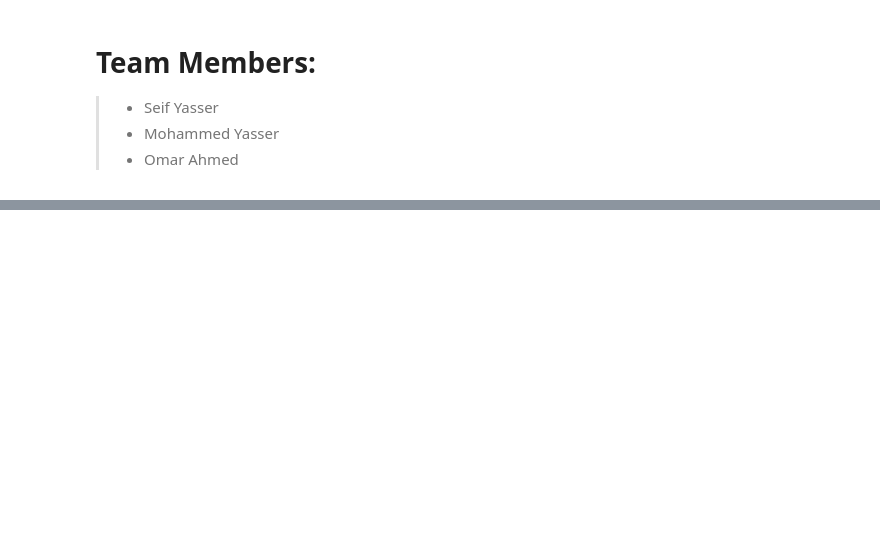
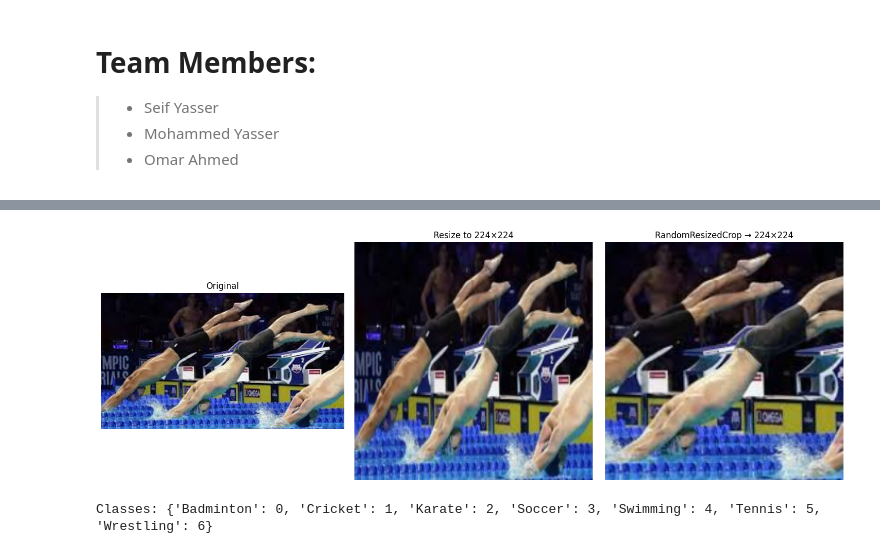
Before and after one commit to Seif-Yasser-Ahmed/Sports-Image-Classification, a Jupyter notebook: notebooks/main.ipynb, the cells around one changed output, grey strips where cells are left out. Saved outputs shown, nothing was run; the diff lists cells and outputs as text; code cells hidden in the pictures; blank space fills up the shorter version.

```diff
--- a/notebooks/main.ipynb
+++ b/notebooks/main.ipynb
@@ -47,0 +123,60 @@ test_dataset = Dataset(csv_file=csv_path, file_path=dataset_path, split='test',
+# %%
+# === User Parameters ===
+# Replace this with the path to your real image file
+IMAGE_PATH = "../data\\sidharkal-sports-image-classification\\dataset\\train\\0a1a257824.jpg"
+
+# === Load the image ===
+image = Image.open(IMAGE_PATH).convert("RGB")
+
+# === Define transforms ===
+def resize_image(img, size=(224, 224)):
+    """Deterministic resize to `size`."""
+    return img.resize(size, Image.BILINEAR)
+
+def random_resized_crop(img, size=(224, 224), scale=(0.8, 1.0), ratio=(0.75, 1.3333), seed=0):
+    """Randomly crop a region then resize it to `size`."""
+    random.seed(seed)
+    width, height = img.size
+    area = width * height
+
+    # pick target area and aspect ratio
+    target_area = random.uniform(*scale) * area
+    aspect_ratio = random.uniform(*ratio)
+
+    w = int(round(math.sqrt(target_area * aspect_ratio)))
+    h = int(round(math.sqrt(target_area / aspect_ratio)))
+
+    # fallback to center square if too large
+    if w > width or h > height:
+        min_dim = min(width, height)
+        w = h = min_dim
+
+    # random top-left corner
+    x = random.randint(0, width - w)
+    y = random.randint(0, height - h)
+
+    crop = img.crop((x, y, x + w, y + h))
+    return crop.resize(size, Image.BILINEAR)
+
+# Apply transforms
+resized = resize_image(image)
+cropped = random_resized_crop(image, seed=42)
+
+# === Display results ===
+fig, axes = plt.subplots(1, 3, figsize=(15, 5))
+axes[0].imshow(image)
+axes[0].set_title("Original")
+axes[0].axis("off")
+
+axes[1].imshow(resized)
+axes[1].set_title("Resize to 224×224")
+axes[1].axis("off")
+
+axes[2].imshow(cropped)
+axes[2].set_title("RandomResizedCrop → 224×224")
+axes[2].axis("off")
+
+plt.tight_layout()
+plt.show()
+# %% [output]
+[figure, added]
@@ -47,0 +185,5 @@ test_dataset = Dataset(csv_file=csv_path, file_path=dataset_path, split='test',
+# %%
+train_dataset = SportsDataset(csv_file=train_csv_path, file_path=dataset_path, split='train', transform=transforms)
+train_loader = DataLoader(train_dataset, batch_size=32, shuffle=True)
+# %% [output]
+Classes: {'Badminton': 0, 'Cricket': 1, 'Karate': 2, 'Soccer': 3, 'Swimming': 4, 'Tennis': 5, 'Wrestling': 6}
```
Also changed, not shown: parts of 37 cells of this notebook, 13 other files.
